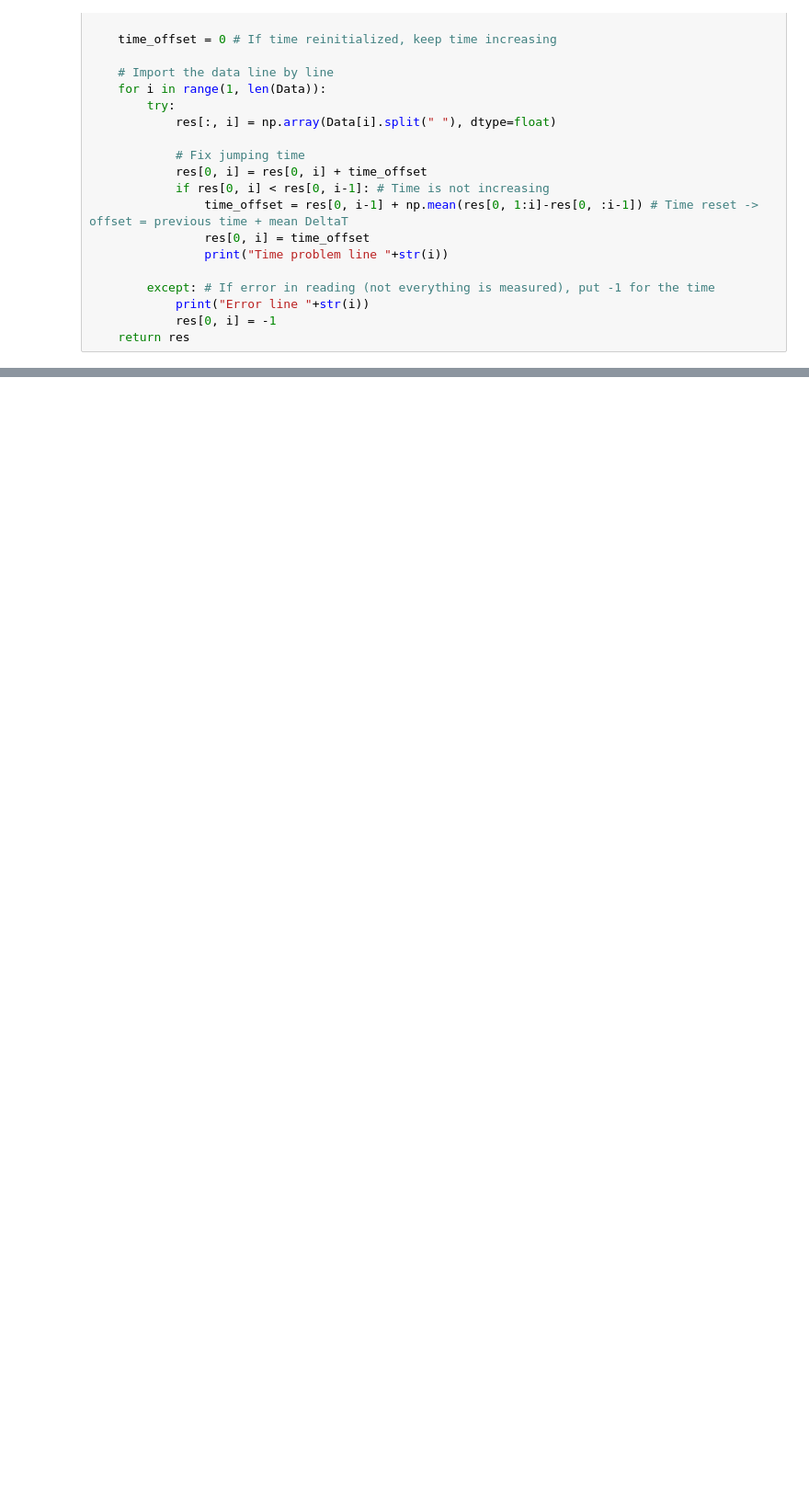
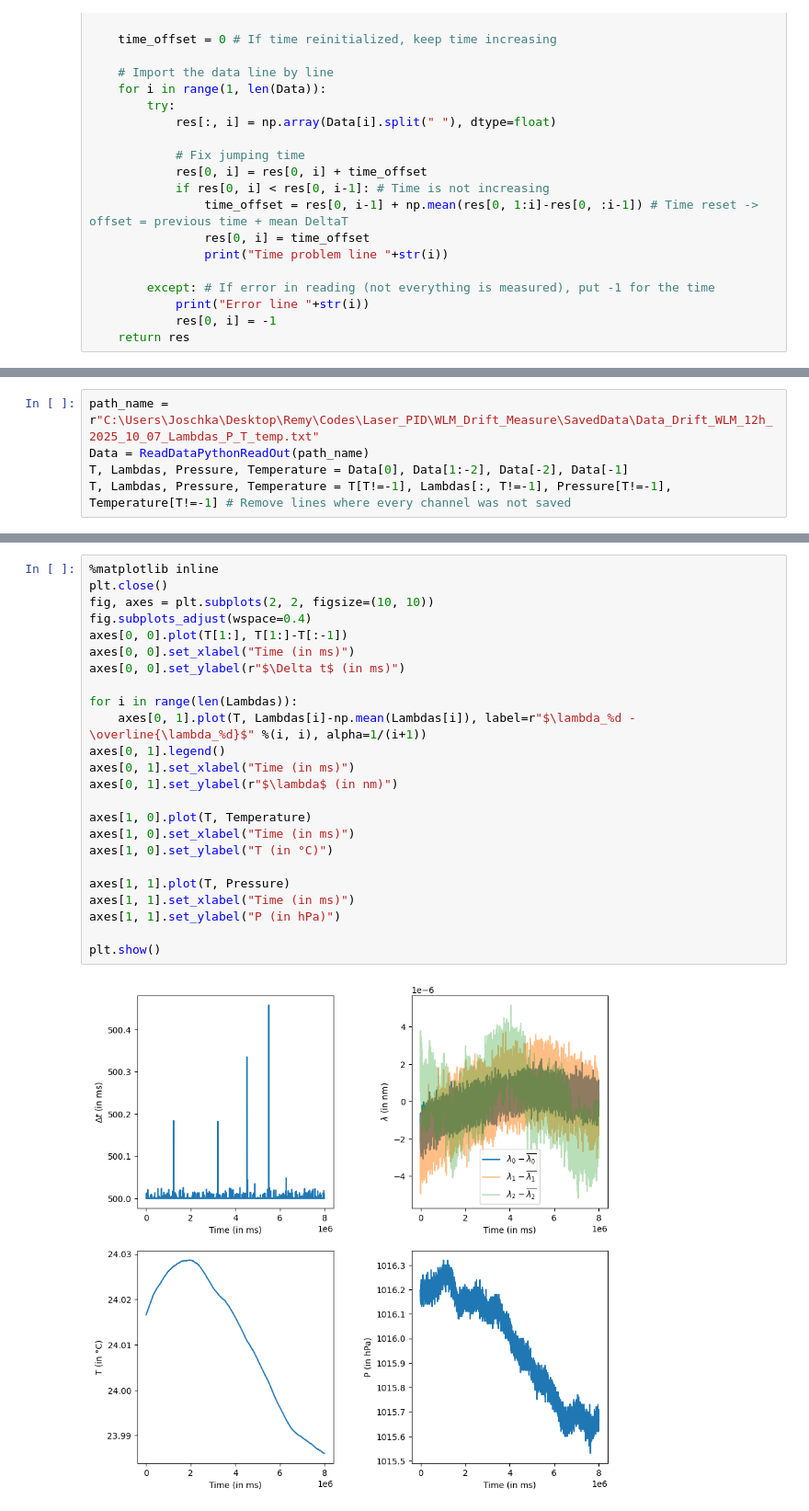
Before and after one commit to DolbeaultRemy/PLR1_PID_AnalyzeFrequency, a Jupyter notebook: AnalyzeDriftWLM.ipynb, the cells around one changed output, grey strips where cells are left out. Shown at 92% size. Drawn from its saved outputs; the diff is of its cells as text; blank space fills up the shorter version.

Commit message:
Analyses of the drift of the WLM with autocorrelations and comparison with other wavelengths.

```diff
--- a/AnalyzeDriftWLM.ipynb
+++ b/AnalyzeDriftWLM.ipynb
@@ -39,0 +43,5 @@ def ReadDataPythonReadOut(path_name):
+# %%
+path_name = r"C:\Users\Joschka\Desktop\Remy\Codes\Laser_PID\WLM_Drift_Measure\SavedData\Data_Drift_WLM_12h_2025_10_07_Lambdas_P_T_temp.txt"
+Data = ReadDataPythonReadOut(path_name)
+T, Lambdas, Pressure, Temperature = Data[0], Data[1:-2], Data[-2], Data[-1]
+T, Lambdas, Pressure, Temperature = T[T!=-1], Lambdas[:, T!=-1], Pressure[T!=-1], Temperature[T!=-1] # Remove lines where every channel was not saved
@@ -39,0 +61,26 @@ def ReadDataPythonReadOut(path_name):
+# %%
+%matplotlib inline
+plt.close()
+fig, axes = plt.subplots(2, 2, figsize=(10, 10))
+fig.subplots_adjust(wspace=0.4)
+axes[0, 0].plot(T[1:], T[1:]-T[:-1])
+axes[0, 0].set_xlabel("Time (in ms)")
+axes[0, 0].set_ylabel(r"$\Delta t$ (in ms)")
+
+for i in range(len(Lambdas)):
+    axes[0, 1].plot(T, Lambdas[i]-np.mean(Lambdas[i]), label=r"$\lambda_%d - \overline{\lambda_%d}$" %(i, i), alpha=1/(i+1))
+axes[0, 1].legend()
+axes[0, 1].set_xlabel("Time (in ms)")
+axes[0, 1].set_ylabel(r"$\lambda$ (in nm)")
+
+axes[1, 0].plot(T, Temperature)
+axes[1, 0].set_xlabel("Time (in ms)")
+axes[1, 0].set_ylabel("T (in °C)")
+
+axes[1, 1].plot(T, Pressure)
+axes[1, 1].set_xlabel("Time (in ms)")
+axes[1, 1].set_ylabel("P (in hPa)")
+
+plt.show()
+# %% [output]
+[figure, added]
```
Also changed, not shown: parts of 17 cells of this notebook, 1 other file.
